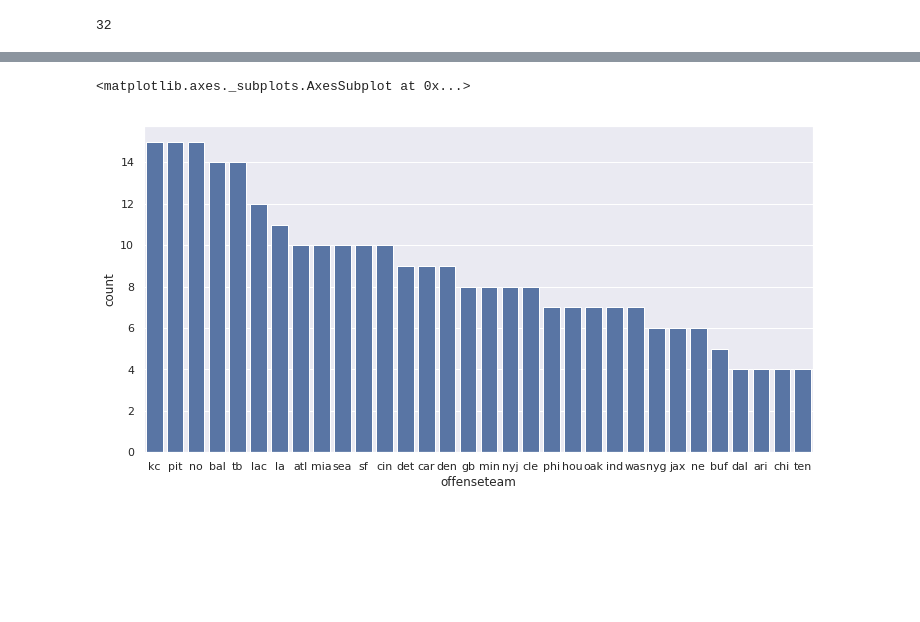
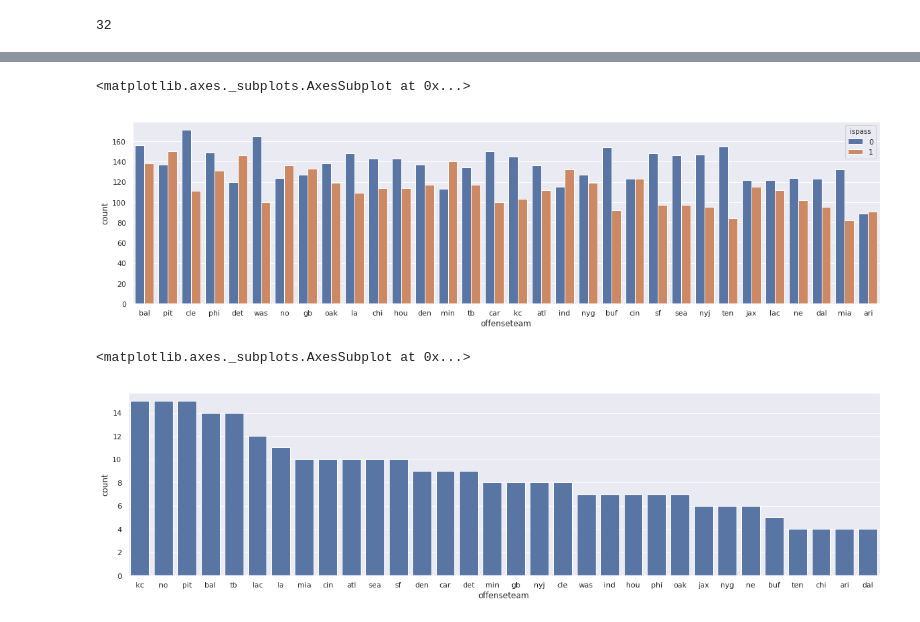
Before and after one commit to rlucioni/nfl, a Jupyter notebook: nfl.ipynb, the cells around one changed output, grey strips where cells are left out. Cells and saved outputs as stored; diff of their text form; code cells hidden in the pictures; blank space fills up the shorter version.

```diff
--- a/nfl.ipynb
+++ b/nfl.ipynb
@@ -170,3 +170,6 @@ Name: defenseteam, dtype: int64
 len(df.defenseteam.value_counts())
 # %% [output]
 32
+# %%
+def scale(x=20, y=5):
+    return plt.subplots(figsize=(x, y))
@@ -173,7 +182,13 @@ len(df.defenseteam.value_counts())
+# %%
+scale()
+sns.countplot(x=df.offenseteam, hue=df.ispass, order=df.offenseteam.value_counts().index)
+# %% [output]
+<matplotlib.axes._subplots.AxesSubplot at 0x...>
+[figure, added]
 # %%
-f, ax = plt.subplots(figsize=(12, 6))
+scale()
 td_df = df[df.istouchdown == True]
-sns.countplot(x='offenseteam', data=td_df, order=td_df.offenseteam.value_counts().index, color='b')
+sns.countplot(x=td_df.offenseteam, order=td_df.offenseteam.value_counts().index, color='b')
 # %% [output]
 <matplotlib.axes._subplots.AxesSubplot at 0x...>
-[figure, old version]
+[figure, new version]
```
Also changed, not shown: parts of 12 cells of this notebook, 1 other file.
